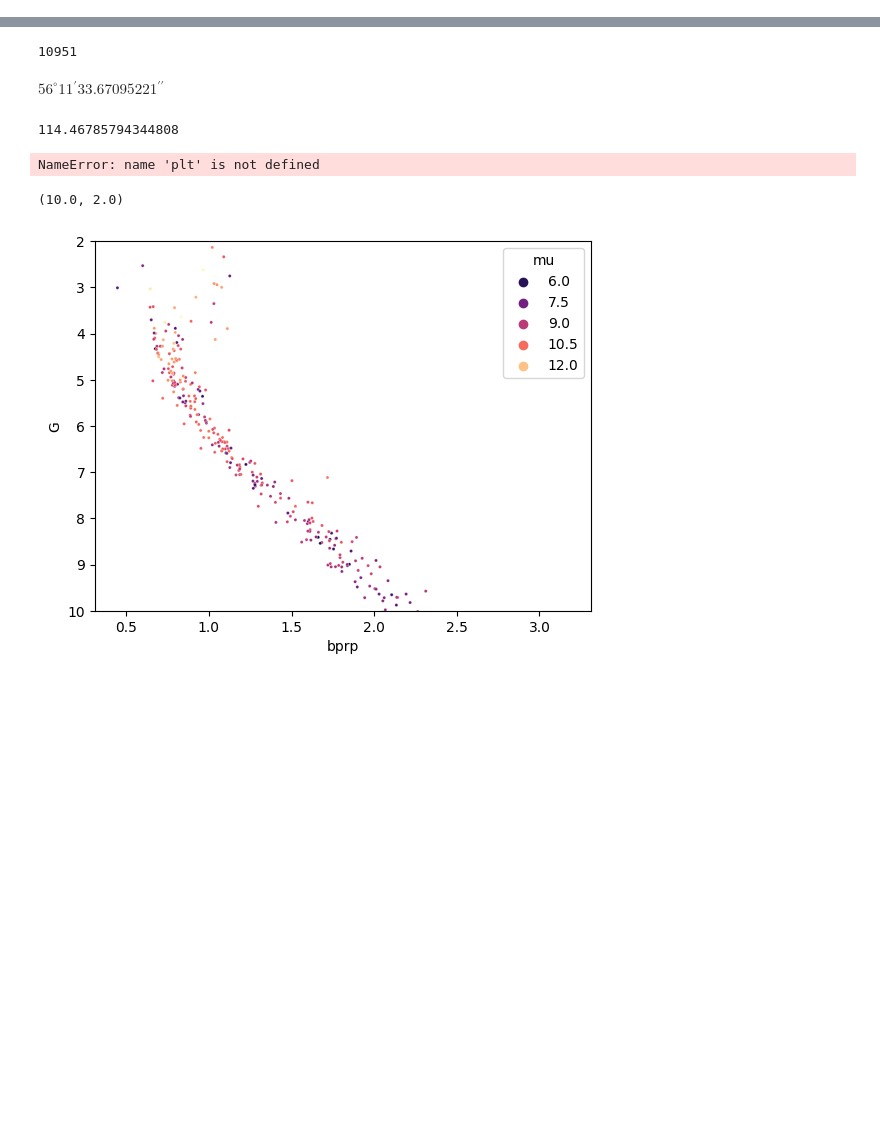
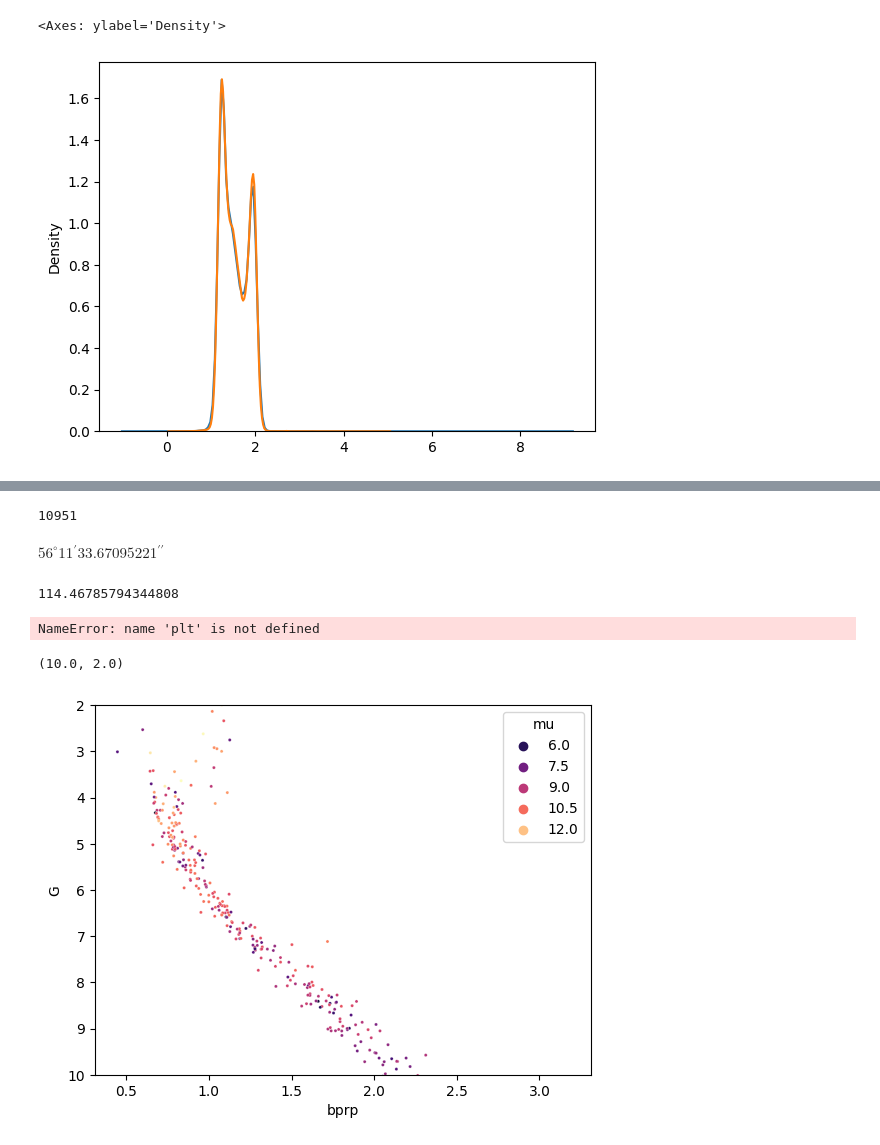
Before and after one commit to ocallam6/XPNorm, a Jupyter notebook: data_analysis.ipynb, the cells around one changed output, grey strips where cells are left out. Cells and saved outputs as stored; diff of their text form; code cells hidden in the pictures; blank space fills up the shorter version.

```diff
--- a/data_analysis.ipynb
+++ b/data_analysis.ipynb
@@ -3,0 +519,6 @@ import numpy as np
+# %%
+sn.kdeplot(samples[:, -1])
+sn.kdeplot(real[:, -1])
+# %% [output]
+<Axes: ylabel='Density'>
+[figure, added]
```
Also changed, not shown: parts of 53 cells of this notebook, 13 other files.
